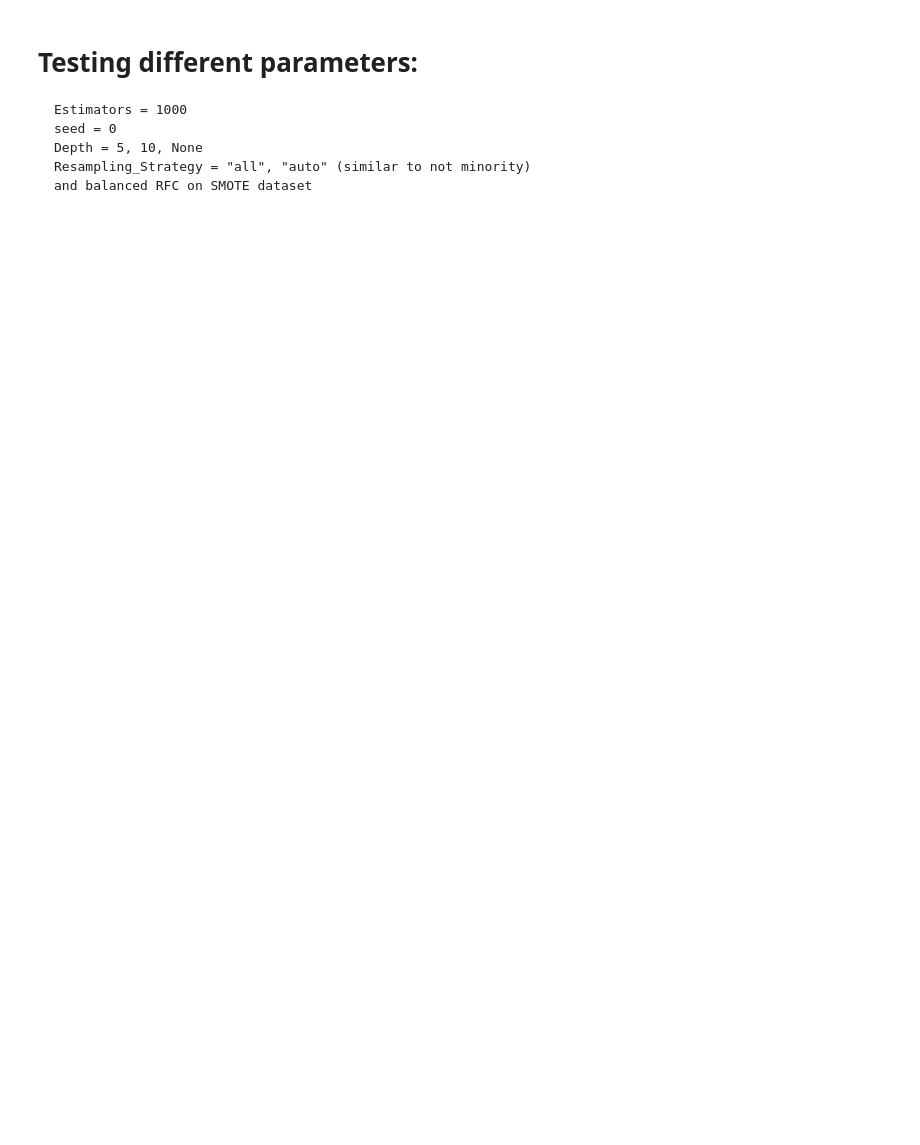
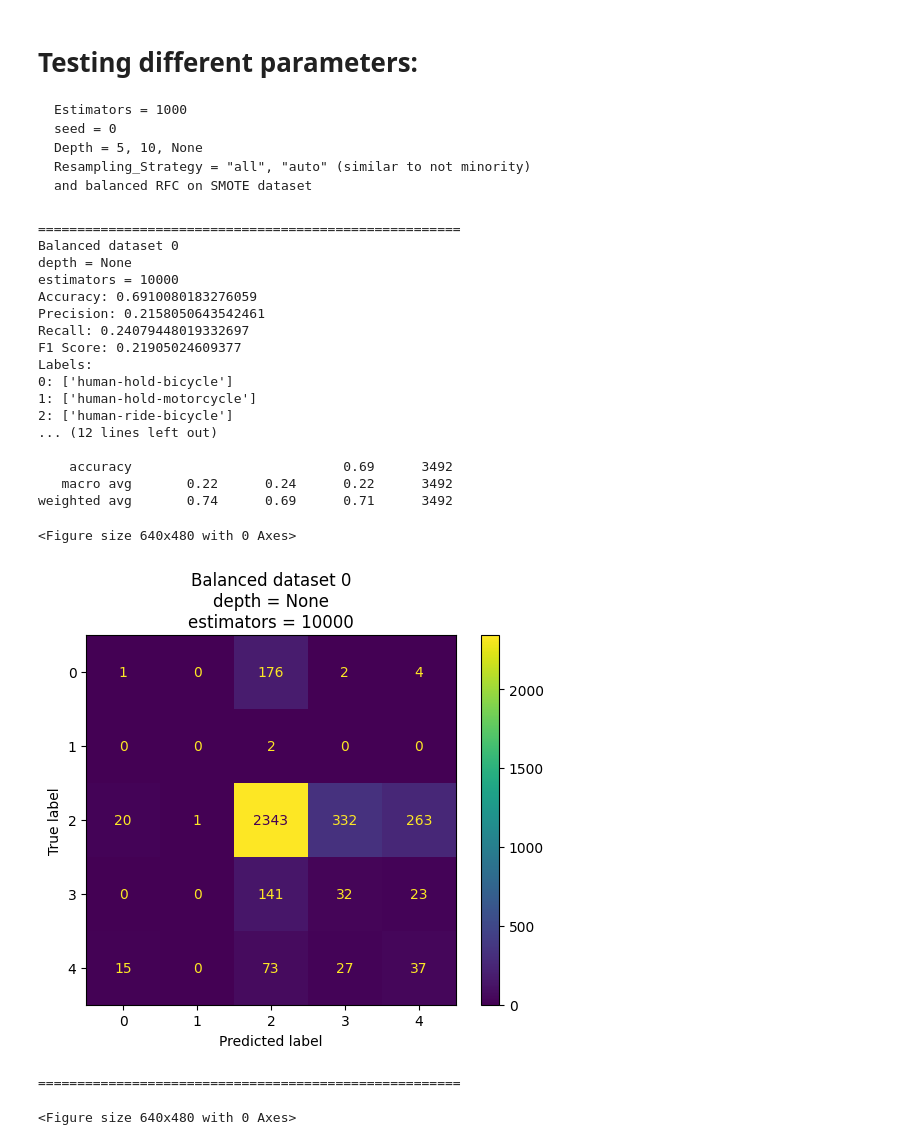
Before and after one commit to vismiroglou/ce7_741_HOI_detection, a Jupyter notebook: testing params.ipynb, the cells around one changed output. Cells and saved outputs as stored; diff of their text form; code cells hidden in the pictures; blank space fills up the shorter version.

```diff
--- a/testing params.ipynb
+++ b/testing params.ipynb
@@ -66,3 +1,30 @@ X_res, y_res = sm.fit_resample(X_train, y_train)
+# %%
+import pandas as pd
+from sklearn.model_selection import train_test_split
+from imblearn.over_sampling import SMOTE
+from imblearn.ensemble import BalancedRandomForestClassifier
+from sklearn.ensemble import RandomForestClassifier
+from src.utils import visualize_metrics_plots
+
+# Reading the data
+#data_742 = pd.read_csv("data_anno/crops_742.csv", sep=",", low_memory=True, nrows=5000) # Too large of a file xd, 9625 rows reduced to 5000
+#train_data = pd.read_csv("data_anno/training_data_crops.csv", sep=",")
+#test_data = pd.read_csv("data_anno/testing_data_crops.csv", sep=",")
+train_data = pd.read_csv("data_anno/training_data_coords.csv", sep=",")
+test_data = pd.read_csv("data_anno/testing_data_coords.csv", sep=",")
+
+#features = data_741[data_741.columns[:-1]] # Lets not assign variables to the data, too much memory usage
+#labels = data_741[data_741.columns[-1]]
+
+# Stratified splitting for train and test
+# Stratified means that it maintains similar distributions of classes for both train and test
+#X_train, X_test, y_train, y_test = train_test_split(features, labels, test_size=0.33, random_state=42, stratify=labels) # Original
+#X_train, X_test, y_train, y_test = train_test_split(data_741[data_741.columns[:-1]], data_741[data_741.columns[-1]], test_size=0.33, random_state=42, stratify=data_741[data_741.columns[-1]])
+
+#train_data[train_data.columns[:-1]], train_data[train_data.columns[-1]]
+# Oversampling
+sm = SMOTE(random_state=42)
+X_res, y_res = sm.fit_resample(train_data[train_data.columns[:-1]], train_data[train_data.columns[-1]])
 # %% [markdown]
 # Testing different parameters:
     Estimators = 1000
@@ -74,43 +36,68 @@ X_res, y_res = sm.fit_resample(X_train, y_train)
 # Training both balanced and unbalanced datasets with a stratifying random forest
 ests = 1000
 seed = 0
-depth = [5, 10, None]
-strat = ["all", "auto"]
-
+depths = [None]
+#strats = ["all", "auto"]
+"""
 for i in range(3):
     clf_unbalanced = RandomForestClassifier(max_depth=depth[i], random_state=seed, n_estimators=ests, n_jobs=-1)
     clf_unbalanced.fit(X_train, y_train)
     params = f"Unbalanced dataset {i}\ndepth = {depth[i]}"
     print(f"======================================================")
     print(params)
     visualize_metrics(clf_unbalanced, X_test, y_test, params,f"Unbalanced dataset {i}")
     print(f"======================================================")
 
 for i in range(3):
     for j in range(2):
         clf_semibalanced = BalancedRandomForestClassifier(
             sampling_strategy=strat[j],
             replacement=True,
             max_depth=depth[i],
             random_state=seed,
             n_estimators=ests,
             n_jobs=-1,
         )
         clf_semibalanced.fit(X_train, y_train)
         params = f"Semi-balanced dataset {i}-{strat[j]}\ndepth = {depth[i]}\nresampling_strategy = {strat[j]}"
         print(f"======================================================")
         print(params)
         visualize_metrics(clf_semibalanced, X_test, y_test, params, f"Semi-balanced dataset {depth[i]}-{strat[j]}")
         print(f"======================================================")
+"""
 
-for i in range(3):
-    clf_balanced = RandomForestClassifier(max_depth=depth[i], random_state=seed, n_estimators=ests, n_jobs=-1)
+
+for i, depth in enumerate(depths):
+    clf_balanced = RandomForestClassifier(max_depth=depth, random_state=seed, n_estimators=ests, n_jobs=-1)
     clf_balanced.fit(X_res, y_res)
-    params = f"Balanced dataset {i}\ndepth = {depth[i]}"
+    #clf_balanced.fit(train_data[train_data.columns[:-1]], train_data[train_data.columns[-1]])
+    params = f"Balanced dataset {i}\ndepth = {depth}\nestimators = {ests}"
     print(f"======================================================")
     print(params)
-    visualize_metrics(clf_balanced, X_test, y_test,params,f"Balanced dataset {i}")
+    visualize_metrics_plots(clf_balanced, test_data[test_data.columns[:-1]], test_data[test_data.columns[-1]],params,f"Balanced dataset {i}")
     print(f"======================================================")
+# %% [output]
+======================================================
+Balanced dataset 0
+depth = None
+estimators = 10000
+Accuracy: 0.6910080183276059
+Precision: 0.2158050643542461
+Recall: 0.24079448019332697
+F1 Score: 0.21905024609377
+Labels:
+0: ['human-hold-bicycle']
+1: ['human-hold-motorcycle']
+2: ['human-ride-bicycle']
+... (12 lines left out)
+
+    accuracy                           0.69      3492
+   macro avg       0.22      0.24      0.22      3492
+weighted avg       0.74      0.69      0.71      3492
+<Figure size 640x480 with 0 Axes>
+[figure, added]
+======================================================
+<Figure size 640x480 with 0 Axes>
 # %%
 # Run separately, runs out of memory lols, lowering data from 5000 rows to 4000
 ests = 1000
```
Also changed, not shown: parts of 4 cells of this notebook, 3 other files.
